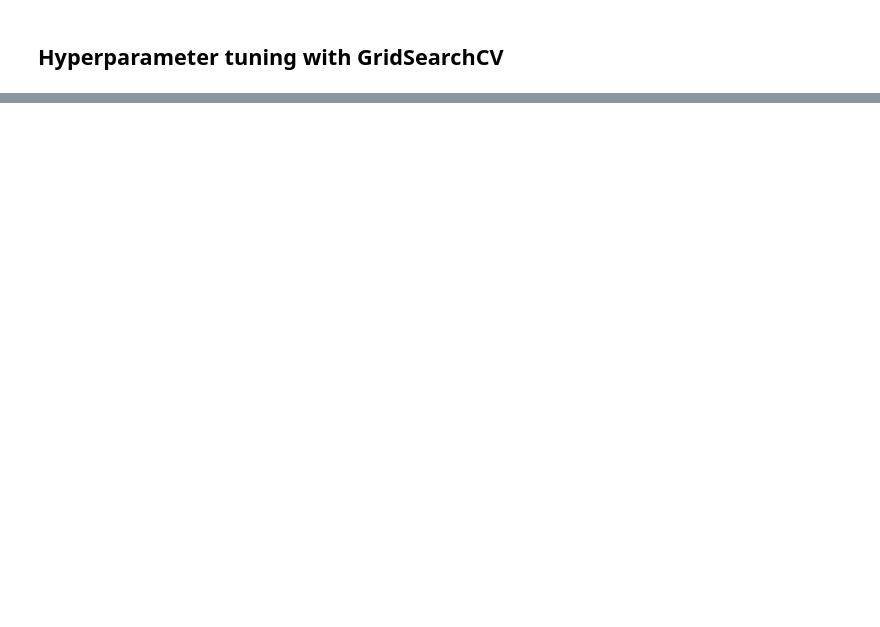
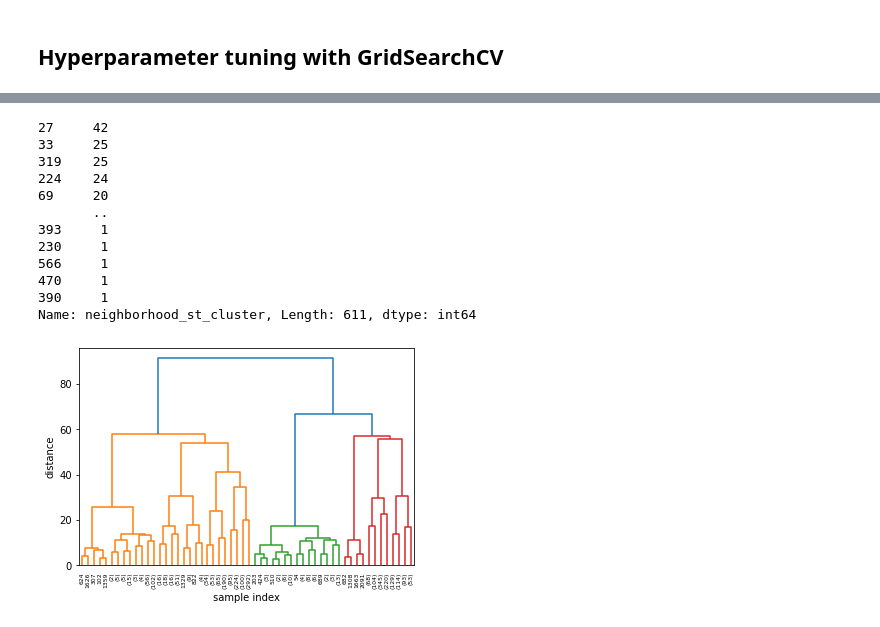
Before and after one commit to jasonphillip/Ames_Housing_ML_Project, a Jupyter notebook: Jason/Ran_forest_feature_selection.ipynb, the cells around one changed output, grey strips where cells are left out. Saved outputs shown, nothing was run; the diff lists cells and outputs as text; code cells hidden in the pictures; blank space fills up the shorter version.

Commit message:
added some some visuals in the Jason folder

```diff
--- a/Jason/Ran_forest_feature_selection.ipynb
+++ b/Jason/Ran_forest_feature_selection.ipynb
@@ -691,0 +743,5 @@ R-squared score: 0.9471523720329054
+# %%
+# Dropping feature since there is too much of an imbalance
+housing.drop(
+    ["neighborhood_st_cluster"], axis=1, inplace=True,
+)
@@ -691,0 +755,14 @@ R-squared score: 0.9471523720329054
+# %%
+# get a list of categorical features (i.e., object type columns)
+cat_features = list(housing.select_dtypes(include=["object"]).columns)
+# cat_features.remove("Neighborhood")
+
+# create an instance of the OrdinalEncoder class
+ordinal_encoder = OrdinalEncoder()
+
+
+# fit the ordinal encoder to the categorical features
+ordinal_encoder.fit(housing[cat_features])
+
+# transform the categorical features into encoded numerical values
+housing[cat_features] = ordinal_encoder.transform(housing[cat_features])
@@ -691,0 +771,48 @@ R-squared score: 0.9471523720329054
+# %%
+from sklearn.cluster import AgglomerativeClustering
+from sklearn.preprocessing import StandardScaler
+import pandas as pd
+import matplotlib.pyplot as plt
+
+# Select the features to use in the clustering
+features = ['TotalSF', 'OverallQual', 'OverallCond', 'SaleCondition', 'RemodAge', 'GarageArea', 'BsmtFinSF1', 'TotalBath', 'Condition1', 'Condition2']
+
+# Scale the features to have zero mean and unit variance
+scaler = StandardScaler()
+X = scaler.fit_transform(housing[features])
+
+# Define the hierarchical clustering algorithm
+agg_clustering = AgglomerativeClustering(n_clusters=None, distance_threshold=2, linkage='ward')
+
+# Fit the clustering algorithm to the data
+labels = agg_clustering.fit_predict(X)
+
+# Add the cluster labels as a new feature in the DataFrame
+housing['neighborhood_st_cluster'] = labels
+
+# Print the count of observations in each cluster
+cluster_counts = housing['neighborhood_st_cluster'].value_counts()
+print(cluster_counts)
+
+# Visualize the dendrogram of the hierarchical clustering
+from scipy.cluster.hierarchy import dendrogram, linkage
+
+linkage_matrix = linkage(X, method='ward')
+dendrogram(linkage_matrix, truncate_mode='level', p=5)
+plt.xlabel('sample index')
+plt.ylabel('distance')
+plt.show()
+# %% [output]
+27     42
+33     25
+319    25
+224    24
+69     20
+       ..
+393     1
+230     1
+566     1
+470     1
+390     1
+Name: neighborhood_st_cluster, Length: 611, dtype: int64
+[figure, added]
```
Also changed, not shown: parts of 21 cells of this notebook, 28 other files.
